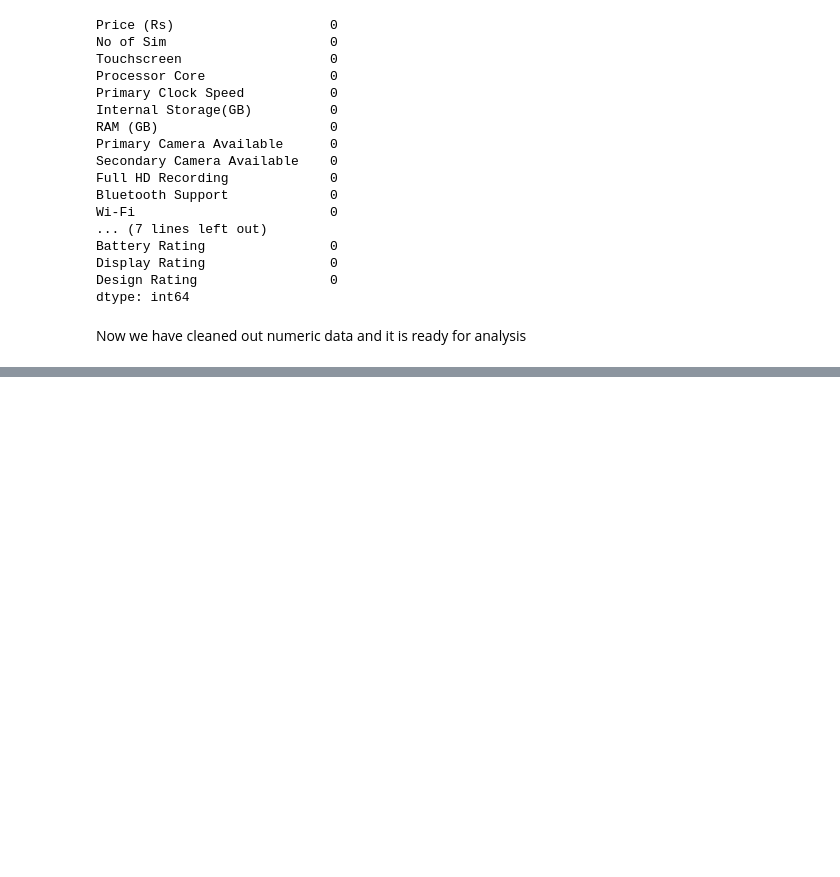
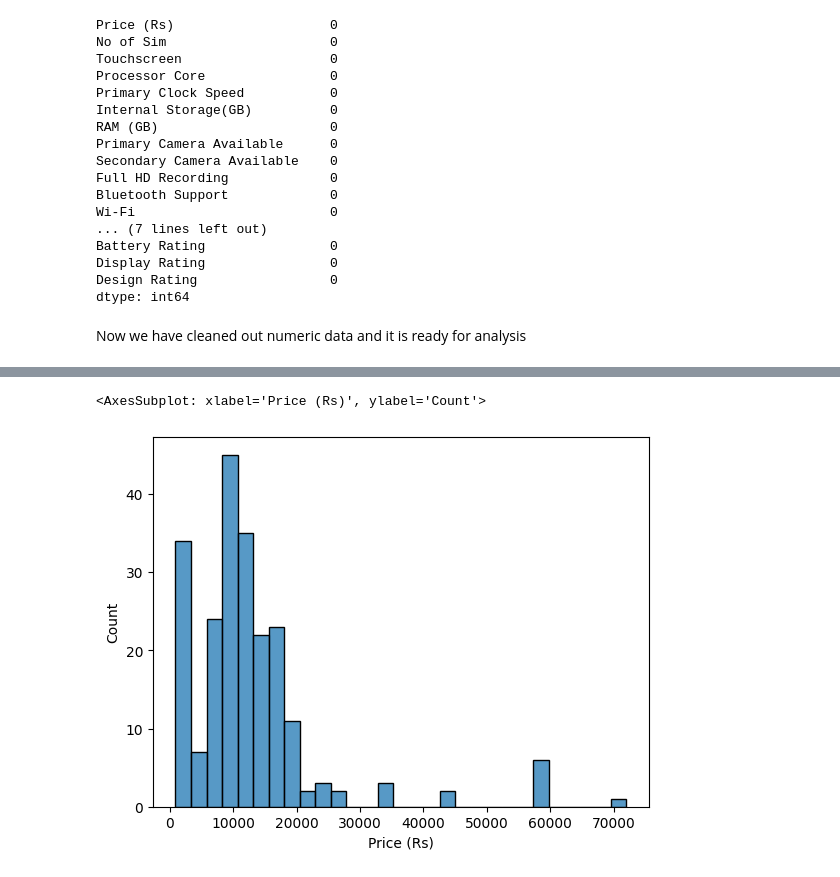
Before and after one commit to parmar-mohit/Flipkart-Mobile-Dataset-Analysis, a Jupyter notebook: Mobile Data Analysis.ipynb, the cells around one changed output, grey strips where cells are left out. Cells and saved outputs as stored; diff of their text form; code cells hidden in the pictures; blank space fills up the shorter version.

```diff
--- a/Mobile Data Analysis.ipynb
+++ b/Mobile Data Analysis.ipynb
@@ -501,0 +536,5 @@ Now we have cleaned out numeric data and it is ready for analysis
+# %%
+sns.histplot(df["Price (Rs)"])
+# %% [output]
+<AxesSubplot: xlabel='Price (Rs)', ylabel='Count'>
+[figure, added]
```
Also changed, not shown: parts of 17 cells of this notebook.
